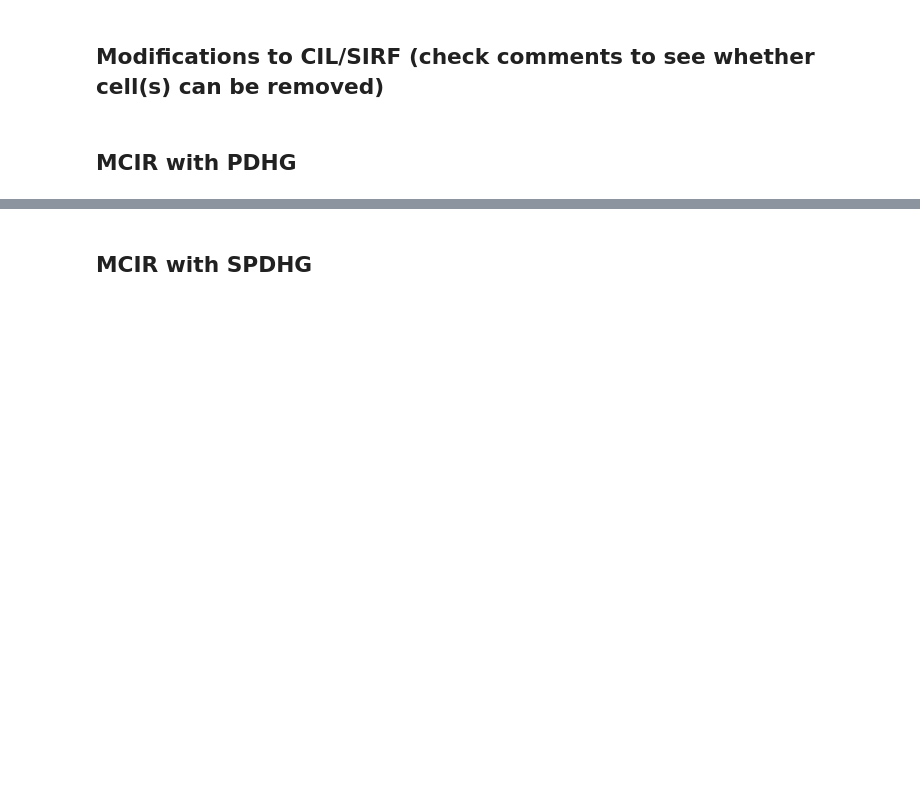
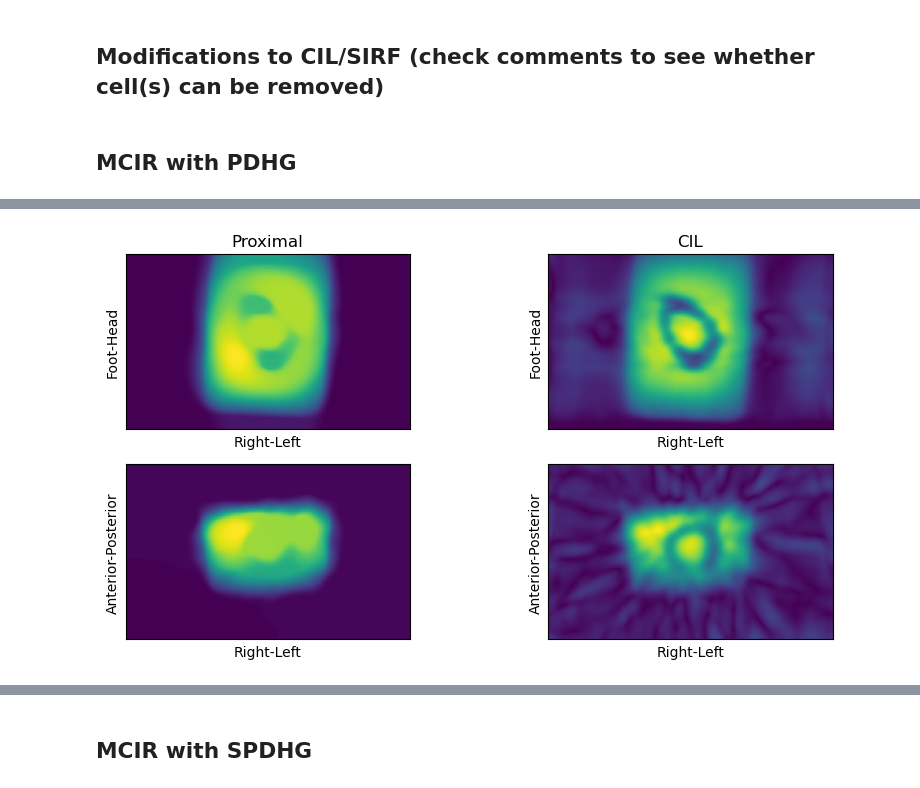
Before and after one commit to paskino/SIRF-Contribs, a Jupyter notebook: src/notebooks/implicit_TV_simulated_motion.ipynb, the cells around one changed output, grey strips where cells are left out. Cells and saved outputs as stored; diff of their text form; code cells hidden in the pictures; blank space fills up the shorter version.

```diff
--- a/src/notebooks/implicit_TV_simulated_motion.ipynb
+++ b/src/notebooks/implicit_TV_simulated_motion.ipynb
@@ -55,7 +60,7 @@ omega = 0.5
 # regularisation parameter
 alpha = 2e-5
 
-recons = 'recons_ignore-acq_2'
+recons = 'recons_ignore-acq_4bis'
 # %%
 # data_path = exercises_data_path('MR')
 
@@ -361,7 +368,7 @@ for i in acq_ms:
 
 F = BlockFunction(*F_all_subs)
 # %%
-G = alpha * FGP_TV(device='cpu', nonnegativity=False)
+G = alpha * FGP_TV(max_iteration=100000, device='gpu', nonnegativity=False)
 
 if pversion.parse(cil.version.version) < pversion.parse('23.1.0'):
     # this line is to be removed if using newer CIL version that implements 1479
@@ -369,4 +376,10 @@ if pversion.parse(cil.version.version) < pversion.parse('23.1.0'):
     print("proximal updated")
 
 nn = G.proximal(im_fista_ms[0], tau=1.0)
-plot_rpe_3d_simple([nn.as_array()], [64, 64], ['Proximal'])
+from cil.optimisation.functions import TotalVariation
+
+G = alpha * TotalVariation(warm_start=True)
+
+nn2 = G.proximal(im_fista_ms[0], tau=1.0)
+plot_rpe_3d_simple([nn.as_array(), nn2.as_array()], [64, 64]*2, ['Proximal','CIL'])
+# %% [output]
@@ -372,0 +403 @@ plot_rpe_3d_simple([nn.as_array()], [64, 64], ['Proximal'])
+[figure, added]
```
Also changed, not shown: parts of 27 cells of this notebook, 1 other file.
